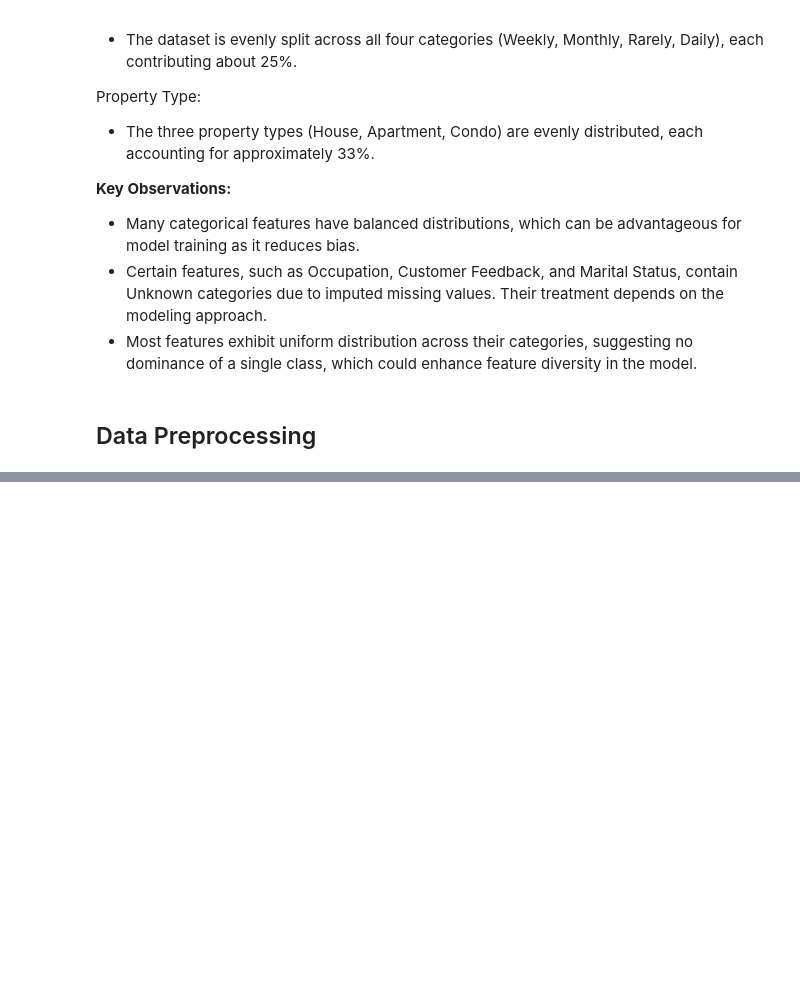
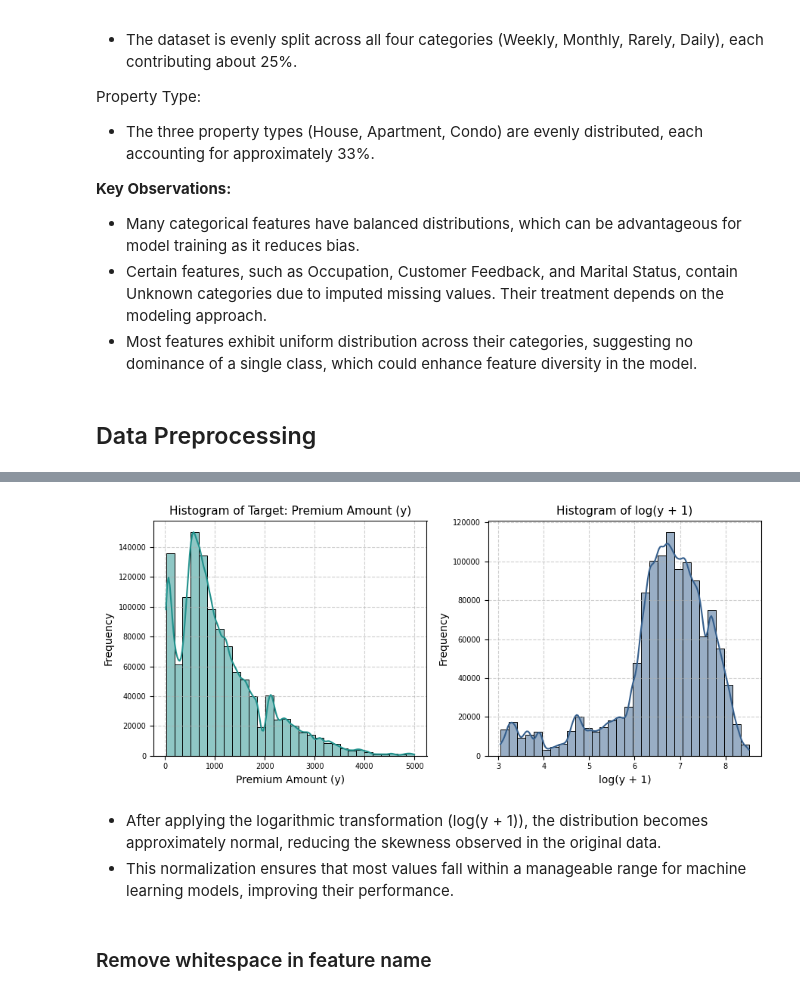
Before and after one commit to tothanhdat2006/kaggle-practice, a Jupyter notebook: playground-series-s4e1/playground-series-s4e1.ipynb, the cells around one changed output, grey strips where cells are left out. Cells and saved outputs as stored; diff of their text form; code cells hidden in the pictures; blank space fills up the shorter version.

```diff
--- a/playground-series-s4e1/playground-series-s4e1.ipynb
+++ b/playground-series-s4e1/playground-series-s4e1.ipynb
@@ -1056,0 +1309,45 @@ Property Type:
+# %%
+# Separate Features and Target
+X_train = train_data.drop([target_column], axis=1)  # Features
+y_train = train_data[target_column]                   # Target variable
+
+# Apply log transformation to the target variable
+y_train_log = np.log1p(y_train)  # log1p is used for log(1 +
+# %%
+# Custom colormap using viridis
+viridis_cmap = cm.get_cmap("viridis")
+
+# Select two colors from the colormap
+color1 = viridis_cmap(0.5)
+color2 = viridis_cmap(0.3)
+
+# Plot with the custom colors
+plt.figure(figsize=(9, 4))
+
+# Plot original target distribution
+plt.subplot(1, 2, 1)
+sns.histplot(y_train, kde=True, bins=30, color=color1)
+plt.title(f'Histogram of Target: {target_column} (y)', fontsize=11)
+plt.xlabel(f'{target_column} (y)', fontsize=10)
+plt.ylabel('Frequency', fontsize=10)
+plt.tick_params(axis='both', which='major', labelsize=7)
+plt.grid(True, linestyle='--', alpha=0.6)
+
+# Log-transformed target distribution
+plt.subplot(1, 2, 2)
+sns.histplot(y_train_log, kde=True, bins=30, color=color2)
+plt.title('Histogram of log(y + 1)', fontsize=11)
+plt.xlabel('log(y + 1)', fontsize=10)
+plt.ylabel('Frequency', fontsize=10)
+plt.tick_params(axis='both', which='major', labelsize=7)
+plt.grid(True, linestyle='--', alpha=0.6)
+
+plt.tight_layout()
+plt.show()
+# %% [output]
+[figure, added]
+# %% [markdown]
+- After applying the logarithmic transformation (log(y + 1)), the distribution becomes approximately normal, reducing the skewness observed in the original data.
+- This normalization ensures that most values fall within a manageable range for machine learning models, improving their performance.
+# %% [markdown]
+### Remove whitespace in feature name
```
Also changed, not shown: parts of 25 cells of this notebook.
